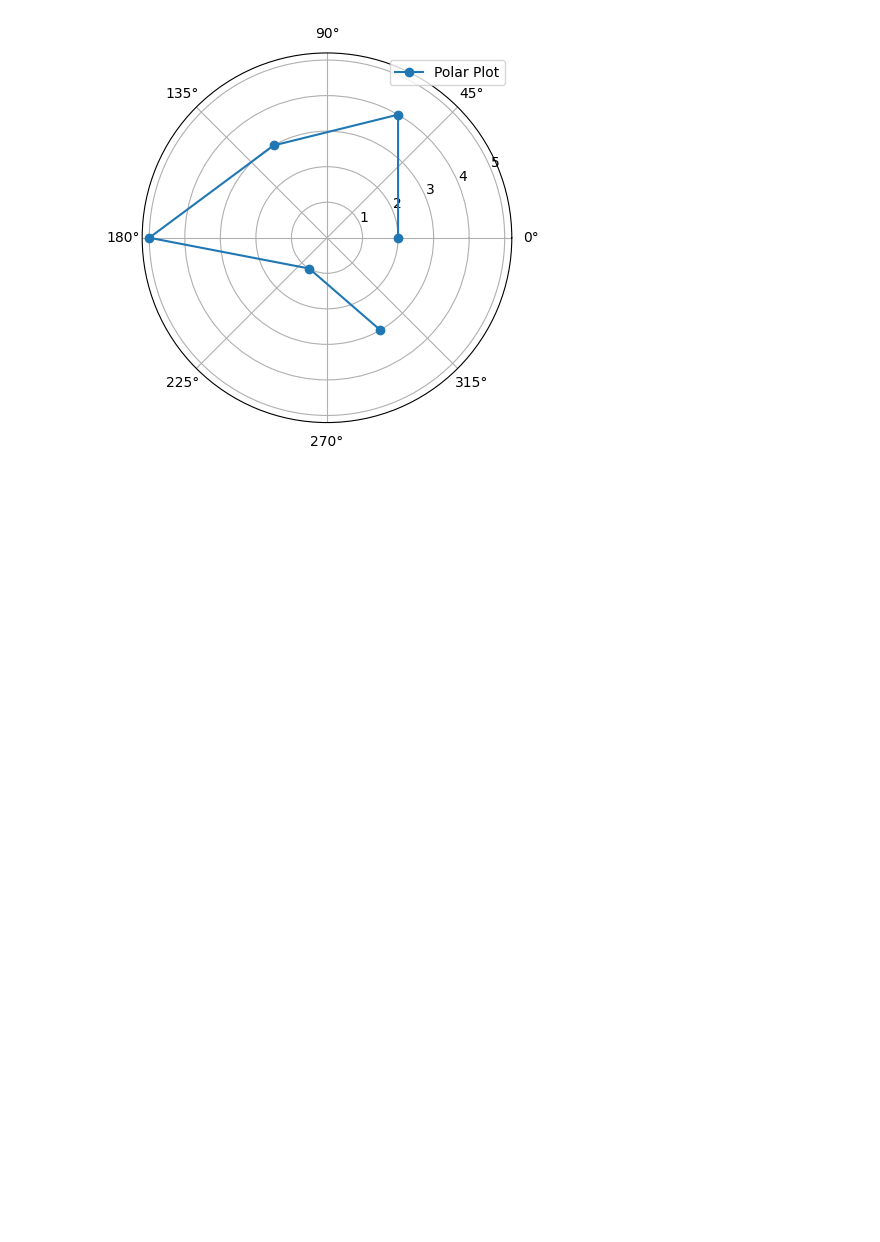
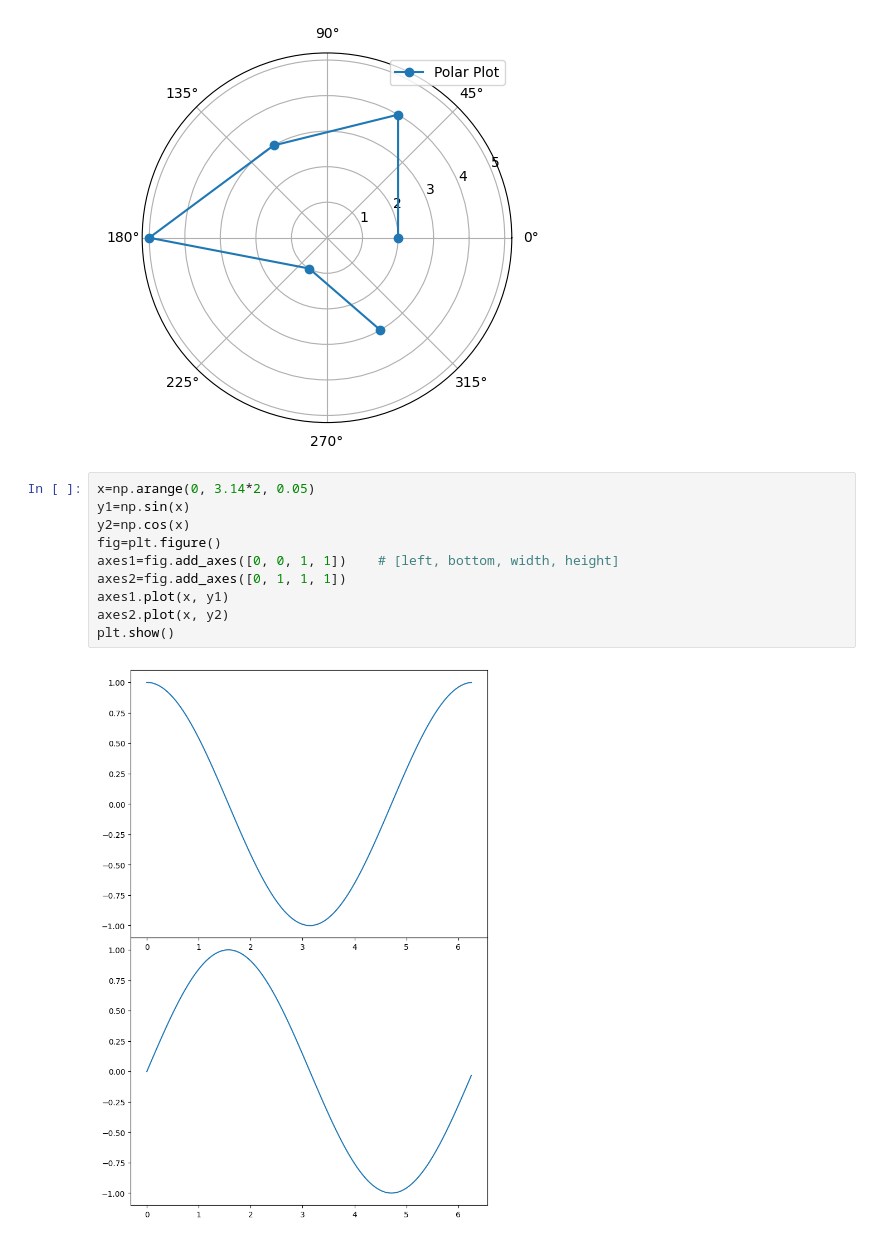
Before and after one commit to Rizwansaifi571/Matplotlib_Tutorial, a Jupyter notebook: Misallaneous.ipynb, the cells around one changed output. Cells and saved outputs as stored; diff of their text form; blank space fills up the shorter version.

Commit message:
Miscallaneous Plots.

```diff
--- a/Misallaneous.ipynb
+++ b/Misallaneous.ipynb
@@ -144,3 +144,15 @@ plt.legend()
 plt.show()
 # %% [output]
 [figure]
+# %%
+x=np.arange(0, 3.14*2, 0.05)
+y1=np.sin(x)
+y2=np.cos(x)
+fig=plt.figure()
+axes1=fig.add_axes([0, 0, 1, 1])    # [left, bottom, width, height]
+axes2=fig.add_axes([0, 1, 1, 1])
+axes1.plot(x, y1)
+axes2.plot(x, y2)
+plt.show()
+# %% [output]
+[figure, added]
```
